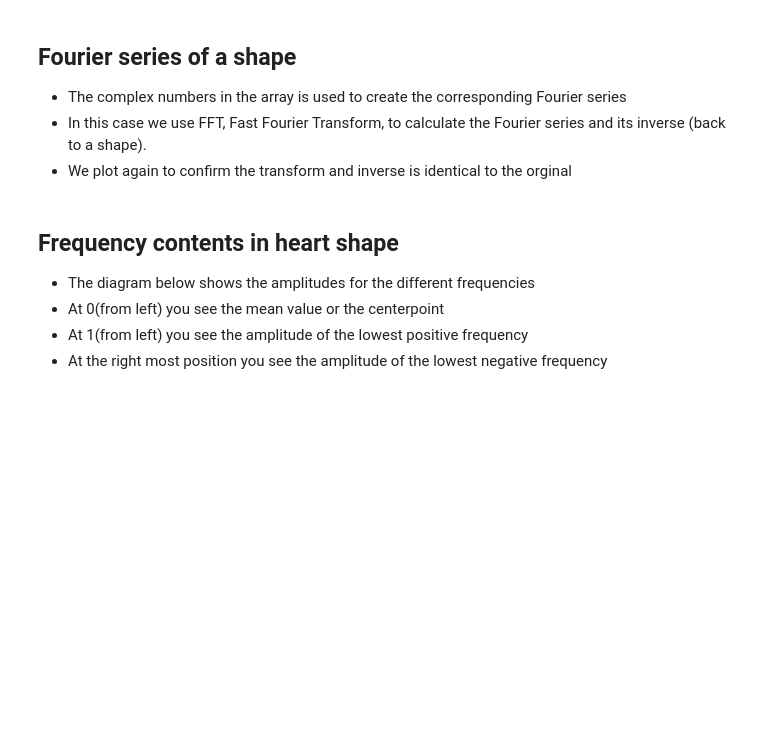
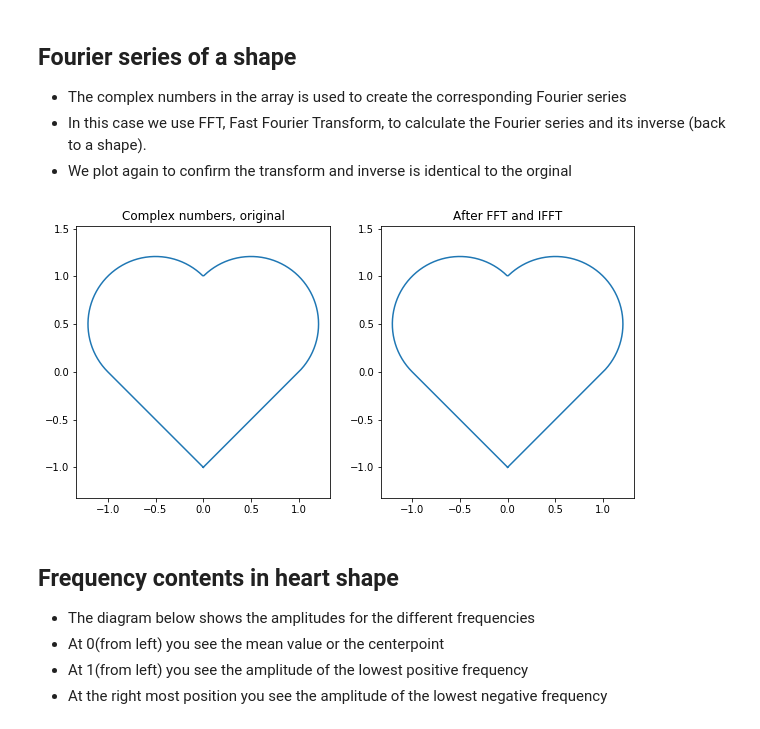
Before and after one commit to olaperswe/Gingerbread-Fourier-Series, a Jupyter notebook: Gingerbread.ipynb, the cells around one changed output. Saved outputs shown, nothing was run; the diff lists cells and outputs as text; code cells hidden in the pictures; blank space fills up the shorter version.

```diff
--- a/Gingerbread.ipynb
+++ b/Gingerbread.ipynb
@@ -140,14 +153,16 @@ fft=np.fft.fft(heart_complex)
 # %%
 ifft=np.fft.ifft(fft)
 
 fig, axs = plt.subplots(1,2)
 axs[0].axis("equal")
 axs[0].plot(np.real(heart_complex),np.imag(heart_complex))
-axs[0].title.set_text("Complex numbers, before transformation")
+axs[0].title.set_text("Complex numbers, original")
 axs[1].axis("equal")
 axs[1].plot(np.real(ifft),np.imag(ifft))
-axs[1].title.set_text("After FFT and inverse FFT")
+axs[1].title.set_text("After FFT and IFFT")
 plt.show()
+# %% [output]
+[figure, added]
 # %% [markdown]
 ## Frequency contents in heart shape
 * The diagram below shows the amplitudes for the different frequencies
```
Also changed, not shown: parts of 11 cells of this notebook.
